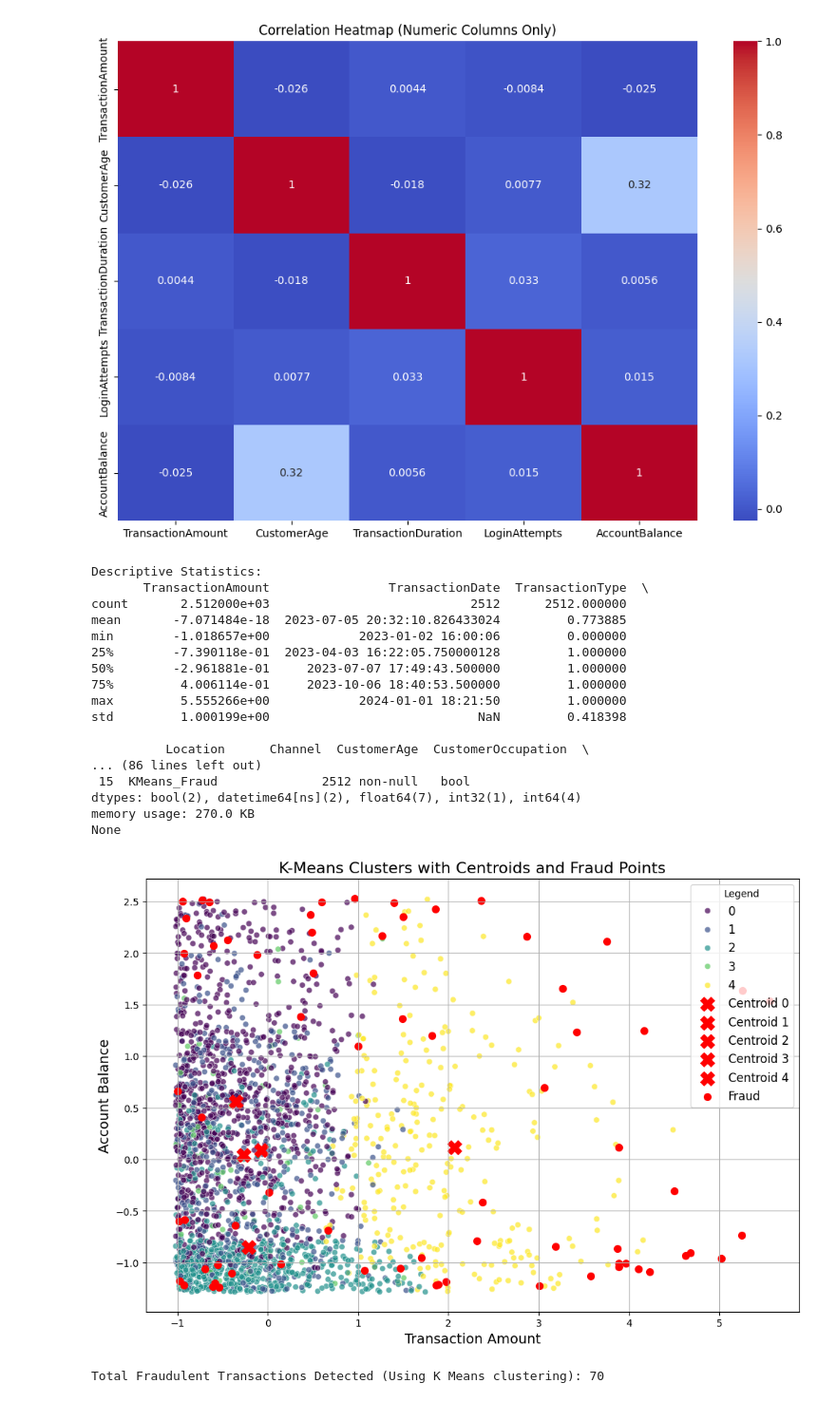
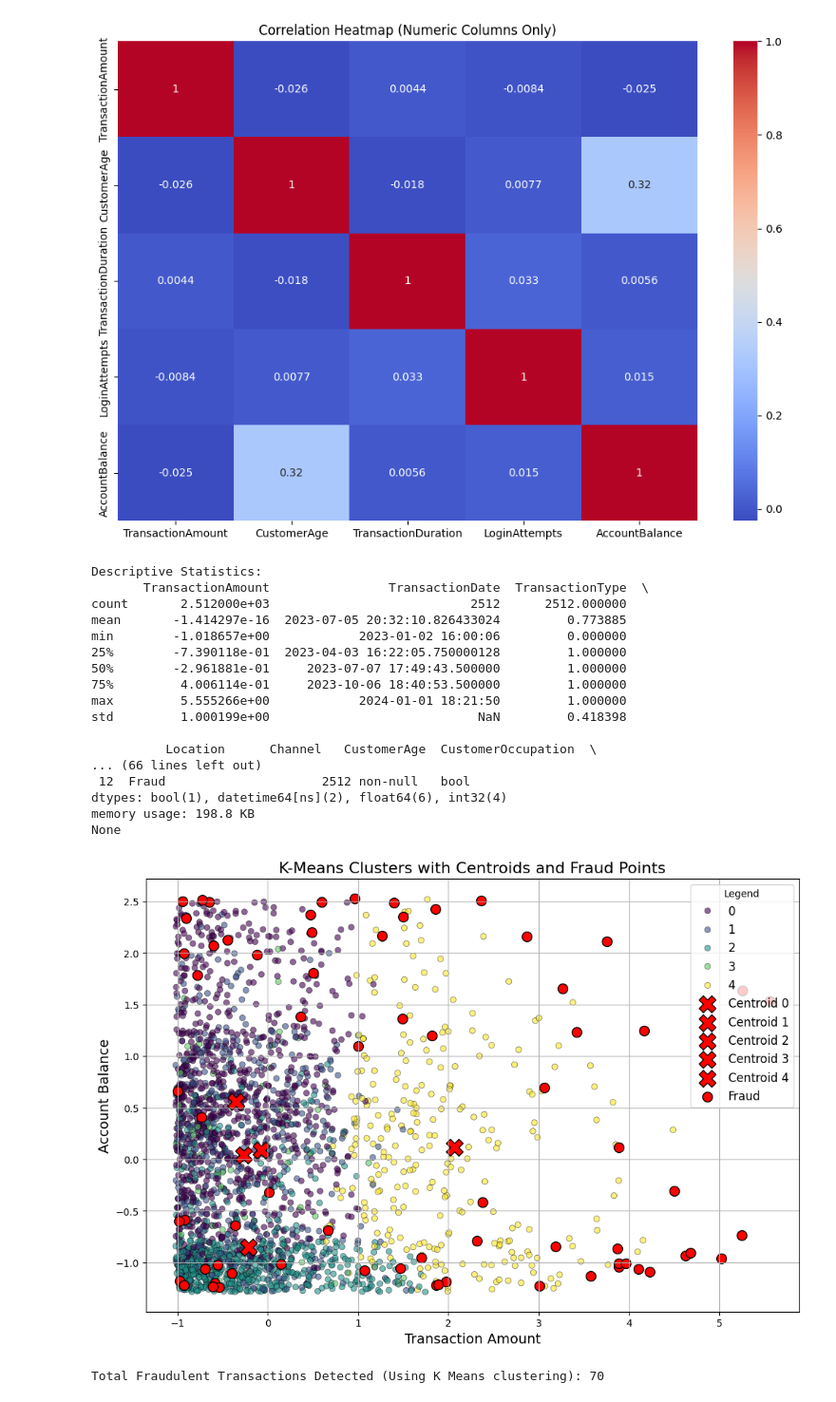
Before and after one commit to Charlenelzq/INF2008_Project, a Jupyter notebook: main.ipynb, the cells around one changed output. Shown at 95% size. Drawn from its saved outputs; the diff is of its cells as text; code cells hidden in the pictures.

Commit message:
kmeans clustering

```diff
--- a/main.ipynb
+++ b/main.ipynb
@@ -212,14 +213,13 @@ AccountBalance            0.014999        1.000000
 [figure]
 # %%
 # Data Preprocessing
-original_data = data.copy()
 
 # Handle categorical data
 data['TransactionDate'] = pd.to_datetime(data['TransactionDate'])
 data['PreviousTransactionDate'] = pd.to_datetime(data['PreviousTransactionDate'])
 
 # Drop columns that are not needed for the model
-data = data.drop(columns=['TransactionID', 'AccountID', 'DeviceID', 'IP Address', 'MerchantID'])
+#data = data.drop(columns=['TransactionID', 'AccountID', 'DeviceID', 'IP Address', 'MerchantID'])
 
 # Preprocessing: Handle datetime columns
 data['TimeSinceLastTransaction'] = (data['TransactionDate'] - data['PreviousTransactionDate']).dt.total_seconds()
@@ -250,7 +250,7 @@ print(data.info())
 Descriptive Statistics:
        TransactionAmount                TransactionDate  TransactionType  \
 count       2.512000e+03                           2512      2512.000000
-mean       -7.071484e-18  2023-07-05 20:32:10.826433024         0.773885
+mean       -1.414297e-16  2023-07-05 20:32:10.826433024         0.773885
 min        -1.018657e+00            2023-01-02 16:00:06         0.000000
 25%        -7.390118e-01  2023-04-03 16:22:05.750000128         1.000000
 50%        -2.961881e-01     2023-07-07 17:49:43.500000         1.000000
@@ -258,34 +258,33 @@ min        -1.018657e+00            2023-01-02 16:00:06         0.000000
 max         5.555266e+00            2024-01-01 18:21:50         1.000000
 std         1.000199e+00                            NaN         0.418398
 
-          Location      Channel  CustomerAge  CustomerOccupation  \
-... (86 lines left out)
- 15  KMeans_Fraud              2512 non-null   bool
-dtypes: bool(2), datetime64[ns](2), float64(7), int32(1), int64(4)
-memory usage: 270.0 KB
+          Location      Channel   CustomerAge  CustomerOccupation  \
+... (66 lines left out)
+ 12  Fraud                     2512 non-null   bool
+dtypes: bool(1), datetime64[ns](2), float64(6), int32(4)
+memory usage: 198.8 KB
 None
 # %%
-# K-Means Clustering - Identifies anomalies based on distance from centroids
+# Standardize numeric columns before clustering
+scaler = StandardScaler()
+data_scaled = scaler.fit_transform(data[numeric_cols])
 
 # Perform K-Means clustering
-n_clusters = 5  # Adjust the number of clusters as needed
+n_clusters = 5  # Adjust number of clusters
 kmeans = KMeans(n_clusters=n_clusters, random_state=42, n_init='auto')
-kmeans_labels = kmeans.fit_predict(data[numeric_cols])
+kmeans_labels = kmeans.fit_predict(data_scaled)
 data['KMeans_Cluster'] = kmeans_labels
 
-# Calculate centroids
-centroids = kmeans.cluster_centers_
+# Calculate centroids and inverse-transform them
+centroids_original = scaler.inverse_transform(kmeans.cluster_centers_)
 
-# Compute distances from centroids
-distances = np.linalg.norm(data[numeric_cols].values - centroids[kmeans_labels], axis=1)
+# Calculate distances from centroids
+distances = np.linalg.norm(data_scaled - kmeans.cluster_centers_[kmeans_labels], axis=1)
 data['KMeans_Distance'] = distances
 
-# Set fraud threshold: Mean + 2 * Standard Deviation
+# Set fraud detection threshold: Mean + 2 * Standard Deviation (Adjust as needed)
 threshold = distances.mean() + 2 * distances.std()
-data['Fraud'] = distances > threshold  # Only one fraud column needed
-
-# Transform centroids back to original scale
-centroids_original = scaler.inverse_transform(centroids)
+data['Fraud'] = distances > threshold  # Use only one fraud flag
 
 # Scatterplot for two features with clusters
 plt.figure(figsize=(12, 8))
@@ -294,44 +293,46 @@ sns.scatterplot(
     y=data['AccountBalance'],
     hue=data['KMeans_Cluster'],
     palette='viridis',
-    alpha=0.7,
-    legend='full'
+    alpha=0.6,  # Reduce opacity
+    edgecolor='black'
 )
 
-# Overlay centroids on the scatterplot
+# Overlay centroids
 for i, centroid in enumerate(centroids_original):
     plt.scatter(
         centroid[numeric_cols.index('TransactionAmount')],
         centroid[numeric_cols.index('AccountBalance')],
         color='red',
         marker='X',
-        s=200,
+        s=300,  # Increase size
+        edgecolors='black',
         label=f'Centroid {i}'
     )
 
 # Highlight fraud points
 fraud_points = data[data['Fraud']]
 plt.scatter(
     fraud_points['TransactionAmount'],
     fraud_points['AccountBalance'],
     color='red',
     marker='o',
-    s=50,
+    s=100,  # Increase fraud point size
+    edgecolors='black',
     label='Fraud'
 )
 
 plt.title('K-Means Clusters with Centroids and Fraud Points', fontsize=16)
 plt.xlabel('Transaction Amount', fontsize=14)
 plt.ylabel('Account Balance', fontsize=14)
 plt.legend(title='Legend', fontsize=12)
 plt.grid(True)
 plt.show()
 
-# Print summary of fraud points
+# Print fraud summary
 total_fraud_points = data['Fraud'].sum()
 print(f"Total Fraudulent Transactions Detected (Using K Means clustering): {total_fraud_points}")
 # %% [output]
-[figure, old version]
+[figure, new version]
 Total Fraudulent Transactions Detected (Using K Means clustering): 70
 # %%
 # Apply Isolation Forest
```
Also changed, not shown: parts of 4 cells of this notebook.
